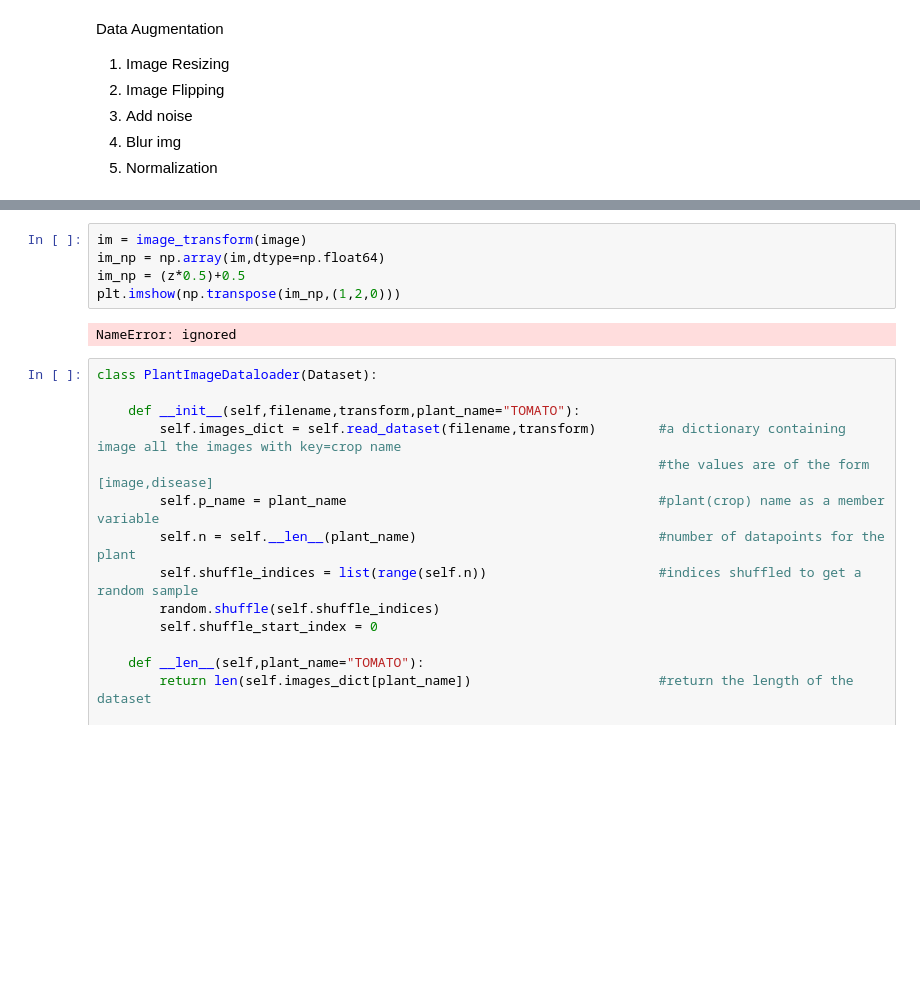
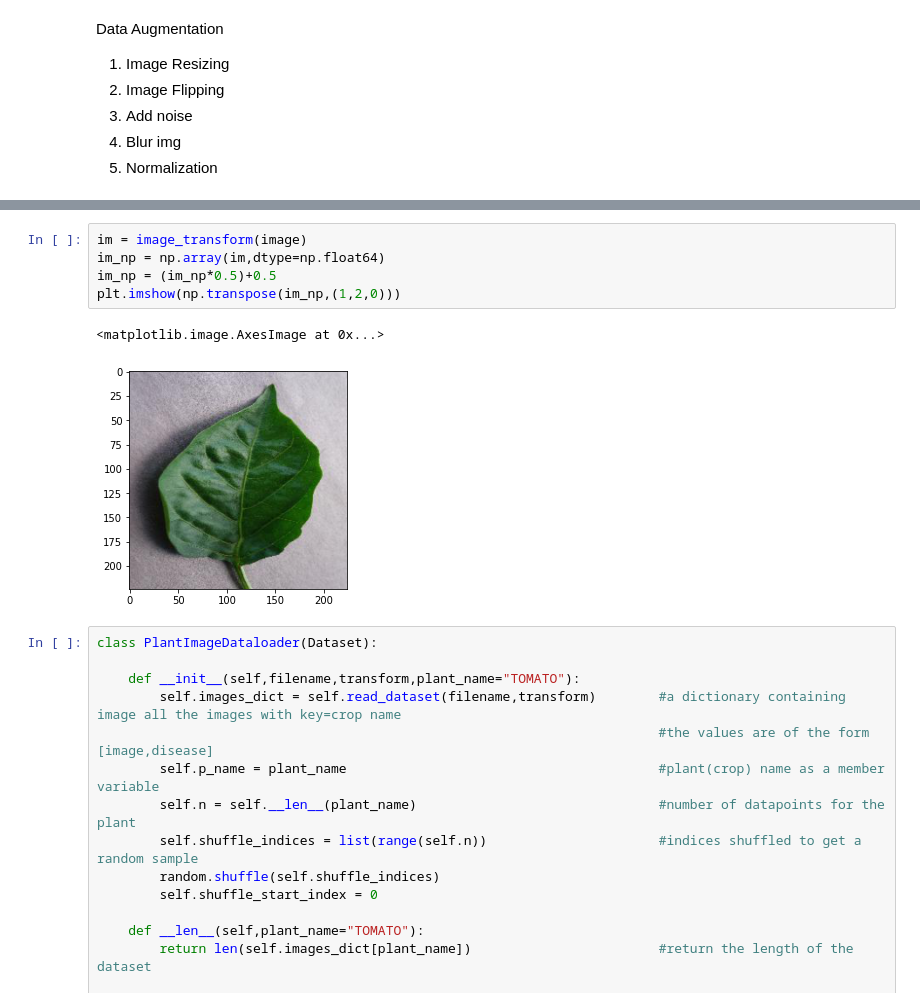
Before and after one commit to arnavahuja/CropDiseaseIdentification, a Jupyter notebook: Crop_Disease_Identification.ipynb, the cells around one changed output, grey strips where cells are left out. Saved outputs shown, nothing was run; the diff lists cells and outputs as text; blank space fills up the shorter version.

```diff
--- a/Crop_Disease_Identification.ipynb
+++ b/Crop_Disease_Identification.ipynb
@@ -34,10 +35,11 @@ FileNotFoundError: ignored
 # %%
 im = image_transform(image)
 im_np = np.array(im,dtype=np.float64)
-im_np = (z*0.5)+0.5
+im_np = (im_np*0.5)+0.5
 plt.imshow(np.transpose(im_np,(1,2,0)))
 # %% [output]
-NameError: ignored
+<matplotlib.image.AxesImage at 0x...>
+[figure, added]
 # %%
 class PlantImageDataloader(Dataset):
 
```
Also changed, not shown: parts of 1 cell of this notebook.
